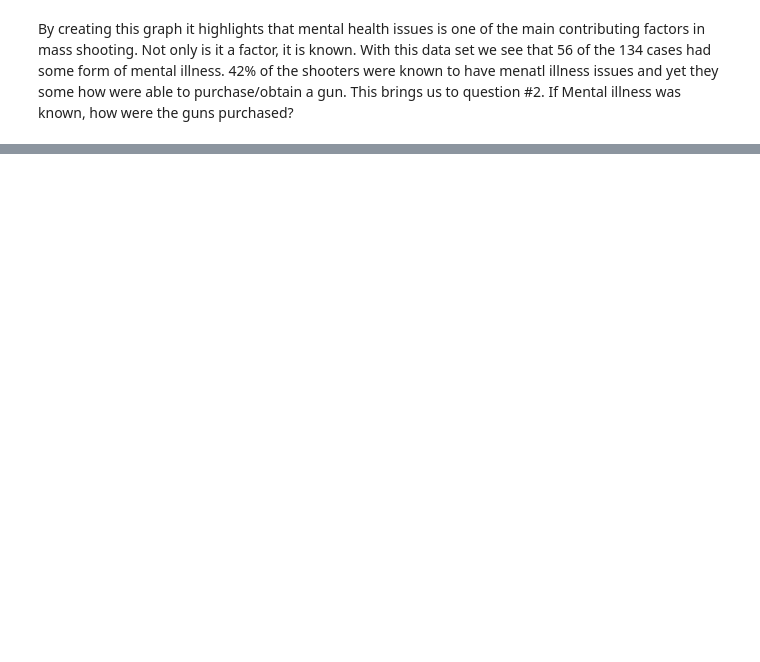
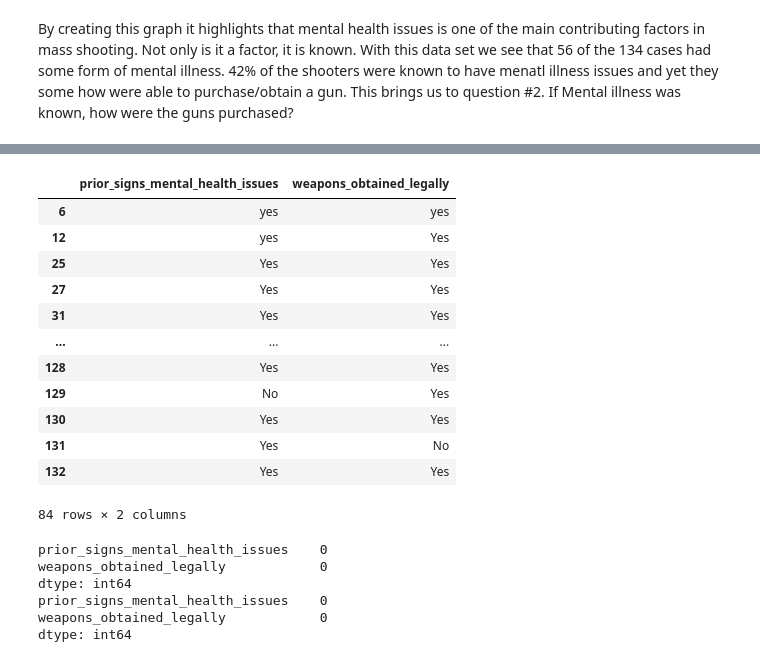
Before and after one commit to SimoneKris/KGS-Data-Analytics-Portfolio, a Jupyter notebook: Copy_of_Milestone_Project_3_Mass_Shootings.ipynb, the cells around one changed output, grey strips where cells are left out. Saved outputs shown, nothing was run; the diff lists cells and outputs as text; code cells hidden in the pictures; blank space fills up the shorter version.

```diff
--- a/Copy_of_Milestone_Project_3_Mass_Shootings.ipynb
+++ b/Copy_of_Milestone_Project_3_Mass_Shootings.ipynb
@@ -179,0 +192,28 @@ ValueError: ignored
+# %%
+#examine relationship between Signs of Mental Illness and Weapons Legally Obtained to determine if CabinMenatl Illness should be imputed or dropped
+
+df_illness = df[['prior_signs_mental_health_issues', 'weapons_obtained_legally']]
+display(df_illness)
+
+print((df_illness == 1).sum())
+print(df_illness.isna().sum())
+# %% [output]
+|  | prior_signs_mental_health_issues | weapons_obtained_legally |
+| 6 | yes | yes |
+| 12 | yes | Yes |
+| 25 | Yes | Yes |
+| 27 | Yes | Yes |
+| 31 | Yes | Yes |
+| ... | ... | ... |
+| 128 | Yes | Yes |
+| 129 | No | Yes |
+| 130 | Yes | Yes |
+| 131 | Yes | No |
+| 132 | Yes | Yes |
+84 rows × 2 columns
+prior_signs_mental_health_issues    0
+weapons_obtained_legally            0
+dtype: int64
+prior_signs_mental_health_issues    0
+weapons_obtained_legally            0
+dtype: int64
```
Also changed, not shown: parts of 9 cells of this notebook.
